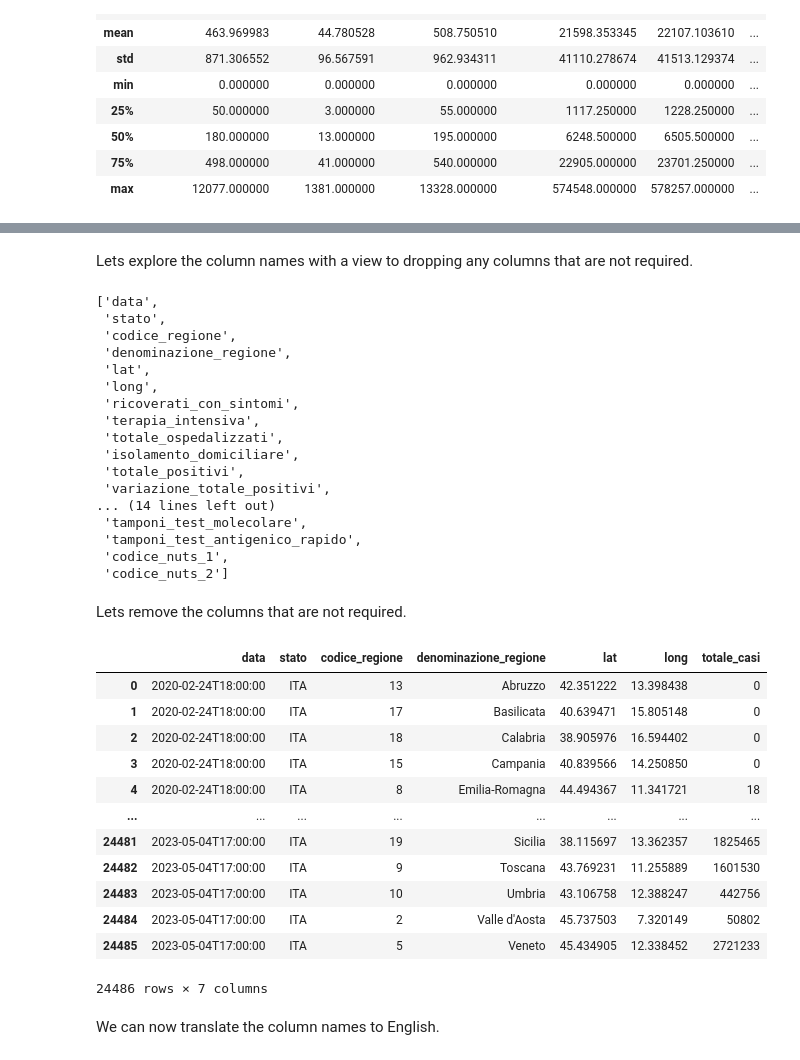
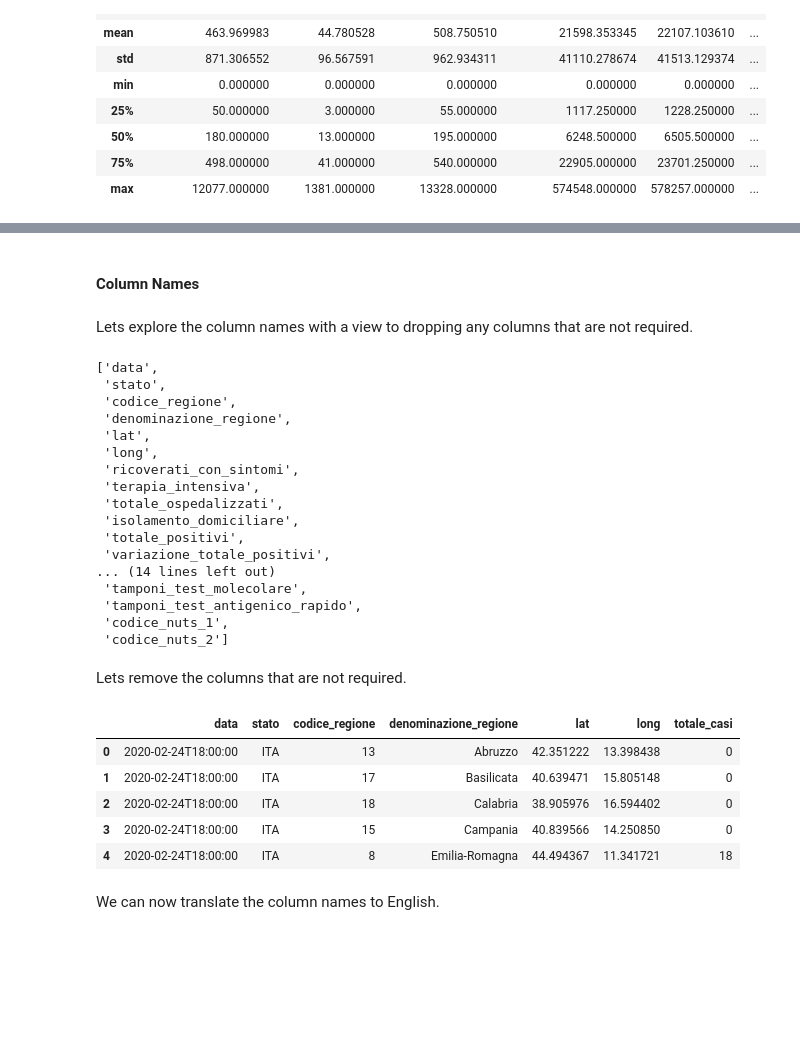
Before and after one commit to OmdenaAI/milan-italy-impact-covid-crimes, a Jupyter notebook: src/tasks/task-2-data-cleaning/files.ipynb, the cells around one changed output, grey strips where cells are left out. Drawn from its saved outputs; the diff is of its cells as text; code cells hidden in the pictures; blank space fills up the shorter version.

```diff
--- a/src/tasks/task-2-data-cleaning/files.ipynb
+++ b/src/tasks/task-2-data-cleaning/files.ipynb
@@ -189,7 +226,7 @@ for file in files:
         dataframes.append(df)
 
 # concatenate all the dataframes together
-covid_reg = pd.concat(dataframes, ignore_index=True)
+covid_df = pd.concat(dataframes, ignore_index=True)
 # %% [markdown]
 Lets take a look at the dataframe.
 # %%
@@ -275,68 +401,63 @@ covid_reg[[
+# %% [markdown]
+#### Column Names
 # %% [markdown]
 Lets explore the column names with a view to dropping any columns that are not required.
-# %%
-covid_reg.columns.tolist()
-# %% [output]
-['data',
- 'stato',
- 'codice_regione',
- 'denominazione_regione',
- 'lat',
- 'long',
- 'ricoverati_con_sintomi',
- 'terapia_intensiva',
- 'totale_ospedalizzati',
- 'isolamento_domiciliare',
- 'totale_positivi',
- 'variazione_totale_positivi',
-... (14 lines left out)
- 'tamponi_test_molecolare',
- 'tamponi_test_antigenico_rapido',
- 'codice_nuts_1',
- 'codice_nuts_2']
+# %%
+covid_cols
+# %% [output]
+['data',
+ 'stato',
+ 'codice_regione',
+ 'denominazione_regione',
+ 'lat',
+ 'long',
+ 'ricoverati_con_sintomi',
+ 'terapia_intensiva',
+ 'totale_ospedalizzati',
+ 'isolamento_domiciliare',
+ 'totale_positivi',
+ 'variazione_totale_positivi',
+... (14 lines left out)
+ 'tamponi_test_molecolare',
+ 'tamponi_test_antigenico_rapido',
+ 'codice_nuts_1',
+ 'codice_nuts_2']
 # %% [markdown]
 Lets remove the columns that are not required.
 # %%
 # Drop the columns that are not needed
-covid_reg.drop([
+covid_df.drop([
     'ricoverati_con_sintomi',
     'terapia_intensiva',
     'totale_ospedalizzati',
     'isolamento_domiciliare',
     'totale_positivi',
     'variazione_totale_positivi',
     'nuovi_positivi',
     'dimessi_guariti',
     'deceduti',
     'casi_da_sospetto_diagnostico',
     'casi_da_screening',
     'tamponi',
     'casi_testati',
     'note',
     'ingressi_terapia_intensiva',
     'note_test',
     'note_casi',
     'totale_positivi_test_molecolare',
     'totale_positivi_test_antigenico_rapido',
     'tamponi_test_molecolare',
     'tamponi_test_antigenico_rapido',
     'codice_nuts_1',
     'codice_nuts_2'], axis=1, inplace=True)
-covid_reg
+covid_df.head()
 # %% [output]
 |  | data | stato | codice_regione | denominazione_regione | lat | long | totale_casi |
 | 0 | 2020-02-24T18:00:00 | ITA | 13 | Abruzzo | 42.351222 | 13.398438 | 0 |
 | 1 | 2020-02-24T18:00:00 | ITA | 17 | Basilicata | 40.639471 | 15.805148 | 0 |
 | 2 | 2020-02-24T18:00:00 | ITA | 18 | Calabria | 38.905976 | 16.594402 | 0 |
 | 3 | 2020-02-24T18:00:00 | ITA | 15 | Campania | 40.839566 | 14.250850 | 0 |
 | 4 | 2020-02-24T18:00:00 | ITA | 8 | Emilia-Romagna | 44.494367 | 11.341721 | 18 |
-| ... | ... | ... | ... | ... | ... | ... | ... |
-| 24481 | 2023-05-04T17:00:00 | ITA | 19 | Sicilia | 38.115697 | 13.362357 | 1825465 |
-| 24482 | 2023-05-04T17:00:00 | ITA | 9 | Toscana | 43.769231 | 11.255889 | 1601530 |
-| 24483 | 2023-05-04T17:00:00 | ITA | 10 | Umbria | 43.106758 | 12.388247 | 442756 |
-| 24484 | 2023-05-04T17:00:00 | ITA | 2 | Valle d'Aosta | 45.737503 | 7.320149 | 50802 |
-| 24485 | 2023-05-04T17:00:00 | ITA | 5 | Veneto | 45.434905 | 12.338452 | 2721233 |
-24486 rows × 7 columns
 # %% [markdown]
 We can now translate the column names to English.
 # %%
```
Also changed, not shown: parts of 124 cells of this notebook, 3 other files.
